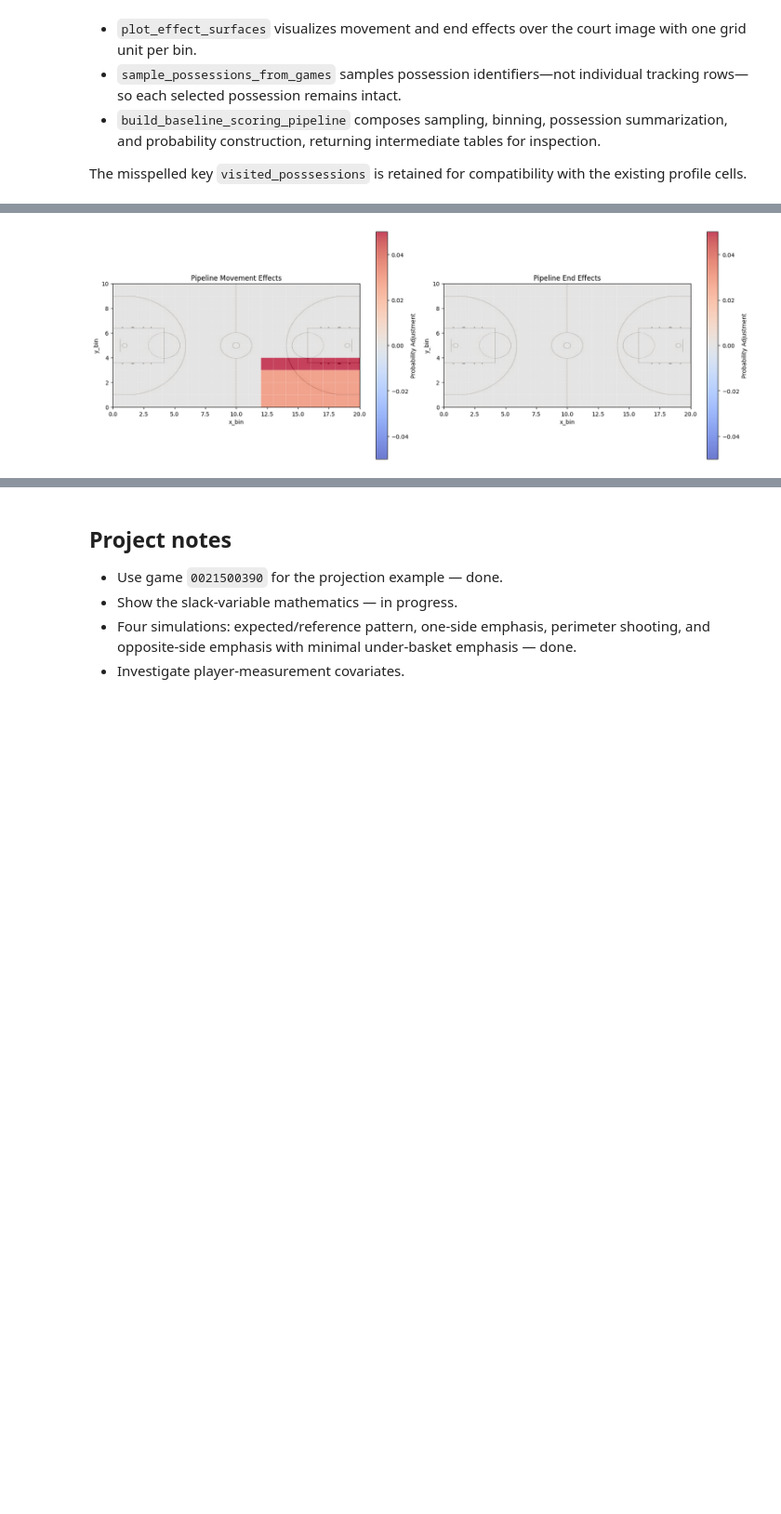
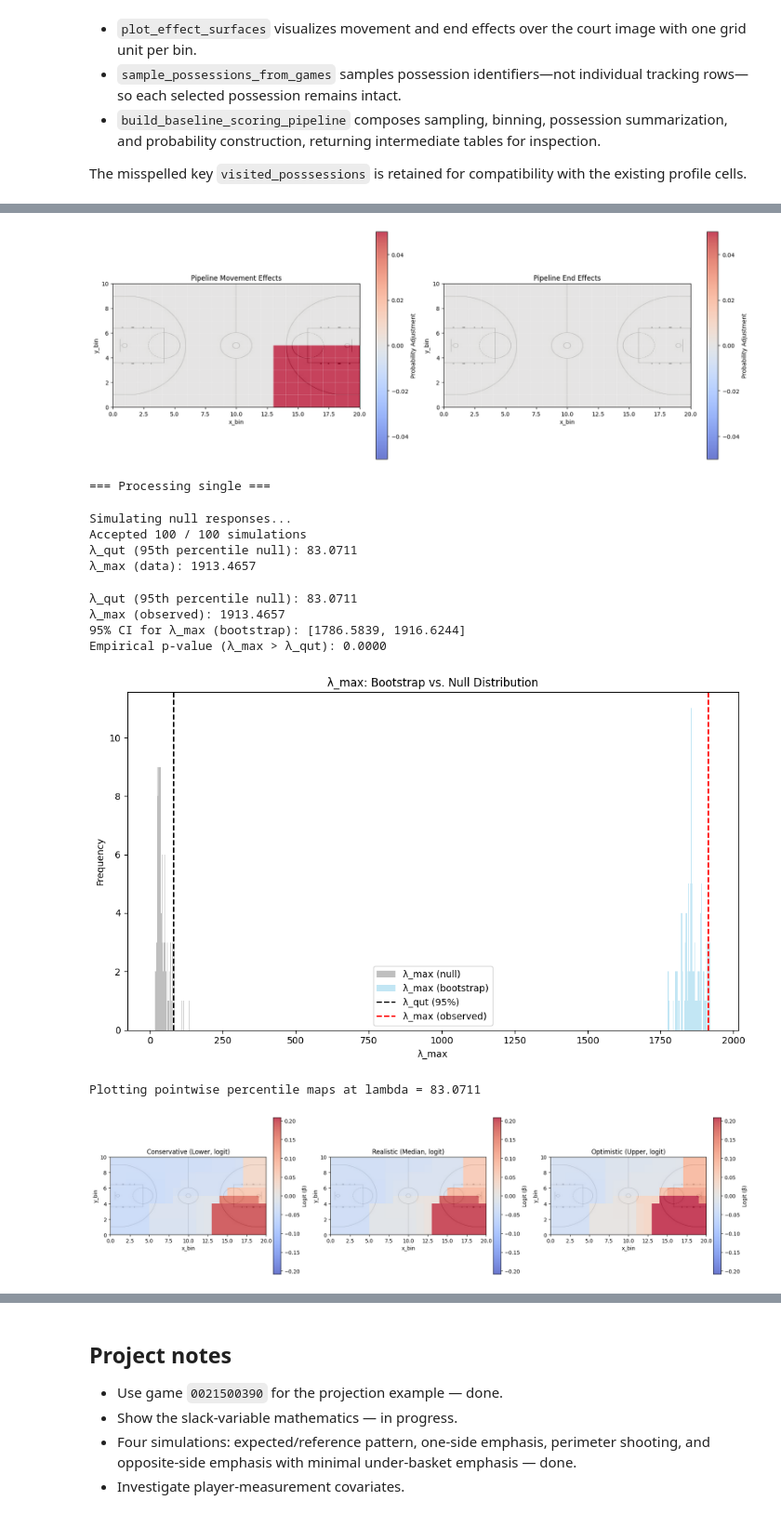
Before and after one commit to Channertheman/NBA_Analysis, a Jupyter notebook: Simulation_construction.ipynb, the cells around one changed output, grey strips where cells are left out. Shown at 93% size. Drawn from its saved outputs; the diff is of its cells as text; code cells hidden in the pictures; blank space fills up the shorter version.

```diff
--- a/Simulation_construction.ipynb
+++ b/Simulation_construction.ipynb
@@ -619,8 +638,8 @@ train_set = [21500649, 21500390, 21500188, 21500355, 21500057, 21500009]
 pipeline_movement_effects = np.zeros((x_bins, y_bins))
 pipeline_end_effects = np.zeros((x_bins, y_bins))
 
-pipeline_movement_effects[12:20, 6] = .05
-pipeline_movement_effects[12:20, 7:10] = .03
+#pipeline_movement_effects[12:20, 6] = .03
+pipeline_movement_effects[13:20, 5:10] = .05
 #pipeline_movement_effects[10:18, 2:6] = 0
 #pipeline_movement_effects[10:12, 6:8] = 0
 
@@ -657,25 +676,32 @@ if ask == "yes":
         on=possession_cols,
         how="left",
     )
-    pipeline_qut_movement["original_scored"] = pipeline_qut_movement["scored"]
     pipeline_qut_movement["scored"] = pipeline_qut_movement["simulated_out"]
+    pipeline_qut_movement = pipeline_qut_movement[
+        ["possession_number", "x_bin", "y_bin", "scored"]
+    ].copy()
 
     pipeline_n_bootstraps = 100
     pipeline_mc_null = 100
     pipeline_alpha = 0.05
+
+    # Release the previous profile before evaluating the next expensive call.
+    if "pipeline_qut_results" in globals():
+        del pipeline_qut_results
+    gc.collect()
+    plt.close("all")
 
     pipeline_qut_results = analyze_tv_logistic_single_game(
         pipeline_qut_movement,
         game_id=None,
         n_bootstraps=pipeline_n_bootstraps,
         n_possessions=10000,
-        samples_per_possession=200,
+        samples_per_possession=250,
         min_samples_required=100,
         mc_null=pipeline_mc_null,
         alpha=pipeline_alpha,
         court_image_path="court.jpg",
         show_progress=True,
-        plot_beta_summary=True,
         plot_pointwise_maps=True,
         plot_lambda_distributions=True,
         seed=pipeline_seed,
@@ -691,8 +729,7 @@ train_set = [21500649, 21500390, 21500188, 21500355, 21500057, 21500009]
 pipeline_movement_effects = np.zeros((x_bins, y_bins))
 pipeline_end_effects = np.zeros((x_bins, y_bins))
 
-pipeline_movement_effects[12:20, 3] = .05
-pipeline_movement_effects[12:20, 0:3] = .03
+pipeline_movement_effects[13:20, 0:5] = .05
 #pipeline_movement_effects[10:18, 2:6] = 0
 #pipeline_movement_effects[10:12, 6:8] = 0
 
@@ -723,37 +760,56 @@ if ask == "yes":
     pipeline_rng = np.random.default_rng(pipeline_seed)
     baseline_scoring_probabilities["simulated_out"] = pipeline_rng.binomial(n=1, p=baseline_scoring_probabilities["scoring_probability"])
 
     pipeline_simulated_scoring = baseline_scoring_probabilities[possession_cols + ["simulated_out"]]
     pipeline_qut_movement = pipeline_qut_movement.merge(
         pipeline_simulated_scoring,
         on=possession_cols,
         how="left",
     )
-    pipeline_qut_movement["original_scored"] = pipeline_qut_movement["scored"]
     pipeline_qut_movement["scored"] = pipeline_qut_movement["simulated_out"]
+    pipeline_qut_movement = pipeline_qut_movement[
+        ["possession_number", "x_bin", "y_bin", "scored"]
+    ].copy()
 
     pipeline_n_bootstraps = 100
     pipeline_mc_null = 100
     pipeline_alpha = 0.05
+
+    # Release the previous profile before evaluating the next expensive call.
+    if "pipeline_qut_results" in globals():
+        del pipeline_qut_results
+    gc.collect()
+    plt.close("all")
 
     pipeline_qut_results = analyze_tv_logistic_single_game(
         pipeline_qut_movement,
         game_id=None,
         n_bootstraps=pipeline_n_bootstraps,
         n_possessions=10000,
-        samples_per_possession=200,
+        samples_per_possession=250,
         min_samples_required=100,
         mc_null=pipeline_mc_null,
         alpha=pipeline_alpha,
         court_image_path="court.jpg",
         show_progress=True,
-        plot_beta_summary=True,
         plot_pointwise_maps=True,
         plot_lambda_distributions=True,
         seed=pipeline_seed,
     )
 # %% [output]
-[figure, old version]
+[figure, new version]
+=== Processing single ===
+Simulating null responses...
+Accepted 100 / 100 simulations
+λ_qut (95th percentile null): 83.0711
+λ_max (data): 1913.4657
+λ_qut (95th percentile null): 83.0711
+λ_max (observed): 1913.4657
+95% CI for λ_max (bootstrap): [1786.5839, 1916.6244]
+Empirical p-value (λ_max > λ_qut): 0.0000
+[figure, added]
+Plotting pointwise percentile maps at lambda = 83.0711
+[figure, added]
 # %%
 # Profile 4 (seed 45): stepped perimeter-like signal with an interior penalty.
 pipeline_seed = 45
```
Also changed, not shown: parts of 6 cells of this notebook, 2 other files.
